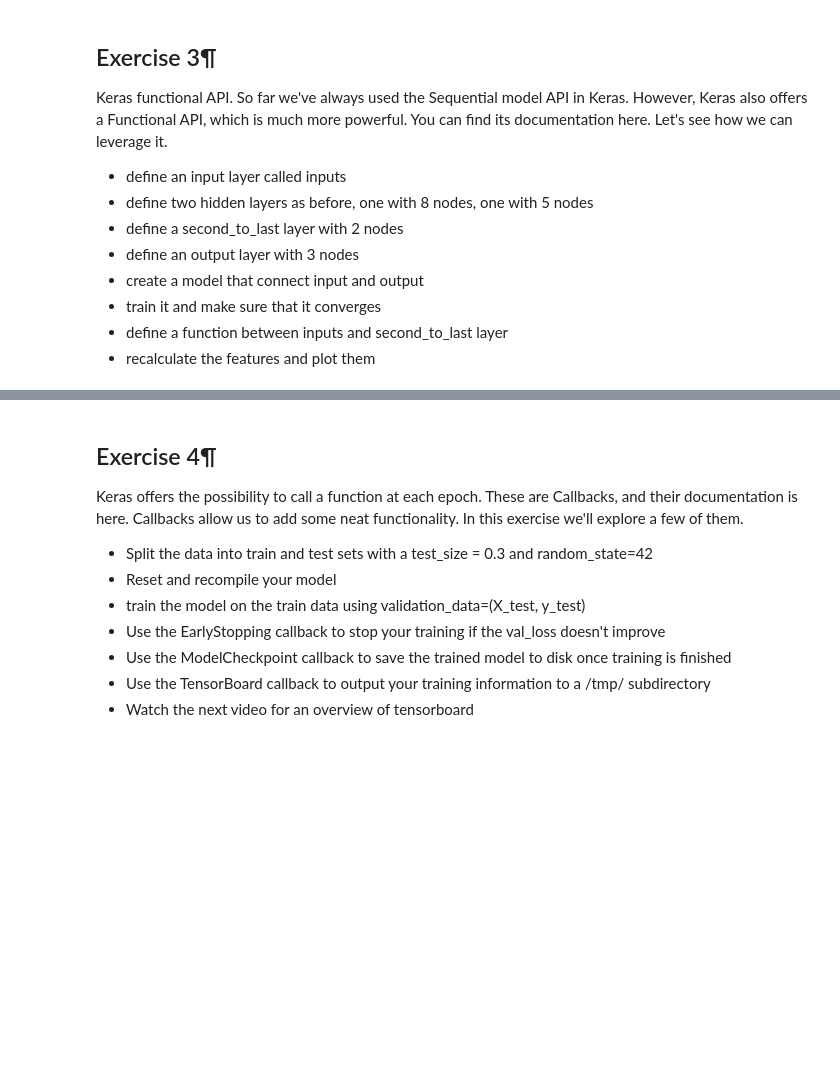
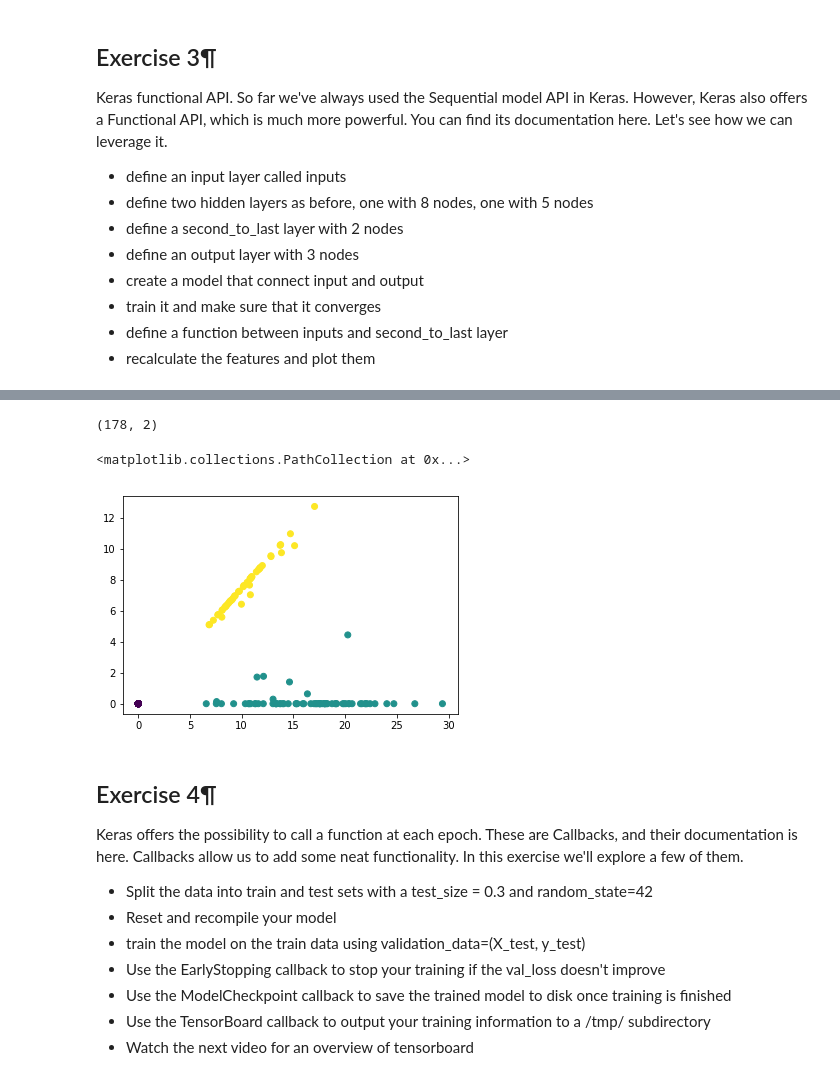
Before and after one commit to YasirHabib/Deep-Learning, a Jupyter notebook: solutions/5 GD Solutions.ipynb, the cells around one changed output, grey strips where cells are left out. Saved outputs shown, nothing was run; the diff lists cells and outputs as text; code cells hidden in the pictures; blank space fills up the shorter version.

```diff
--- a/solutions/5 GD Solutions.ipynb
+++ b/solutions/5 GD Solutions.ipynb
@@ -424,3 +554,16 @@ Keras functional API. So far we've always used the Sequential model API in Keras
+# %%
+feature_func = backend.function([visible], [sec_last])
+# %%
+feature = feature_func([X])[0]
+# %%
+feature.shape
+# %% [output]
+(178, 2)
+# %%
+plt.scatter(feature[:, 0], feature[:, 1], c=Y)
+# %% [output]
+<matplotlib.collections.PathCollection at 0x...>
+[figure, added]
 # %% [markdown]
 ## Exercise 4¶
 Keras offers the possibility to call a function at each epoch. These are Callbacks, and their documentation is here. Callbacks allow us to add some neat functionality. In this exercise we'll explore a few of them.
```
Also changed, not shown: parts of 14 cells of this notebook.
